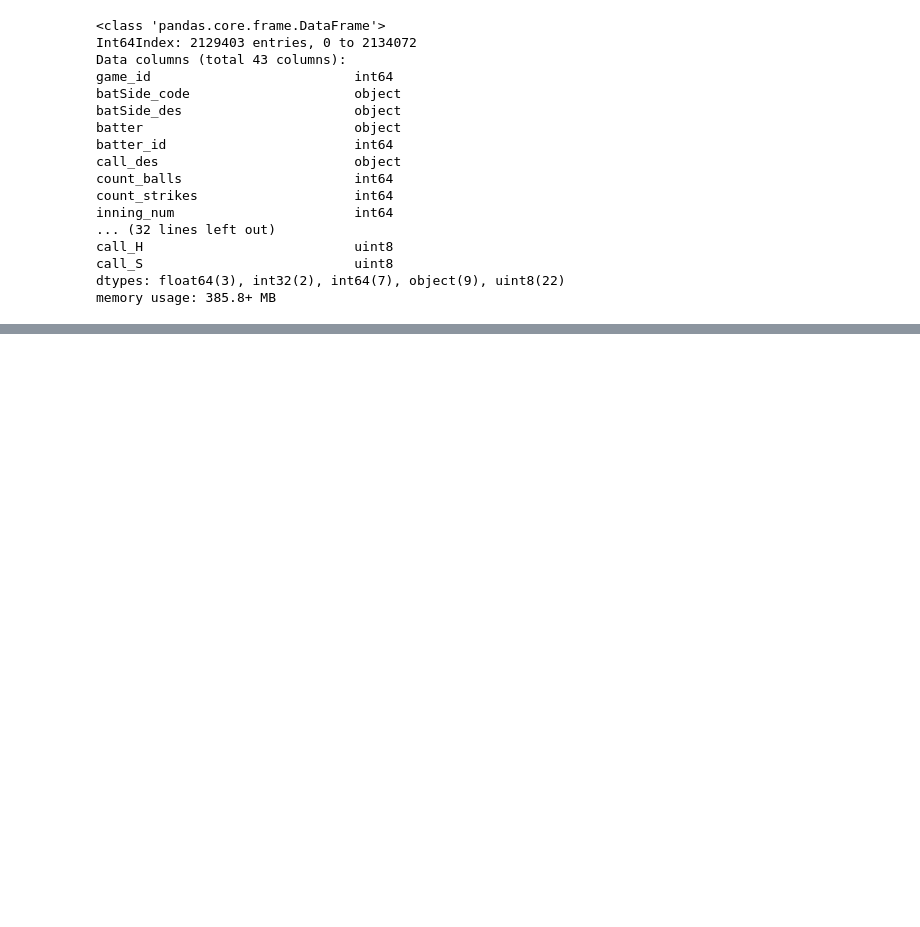
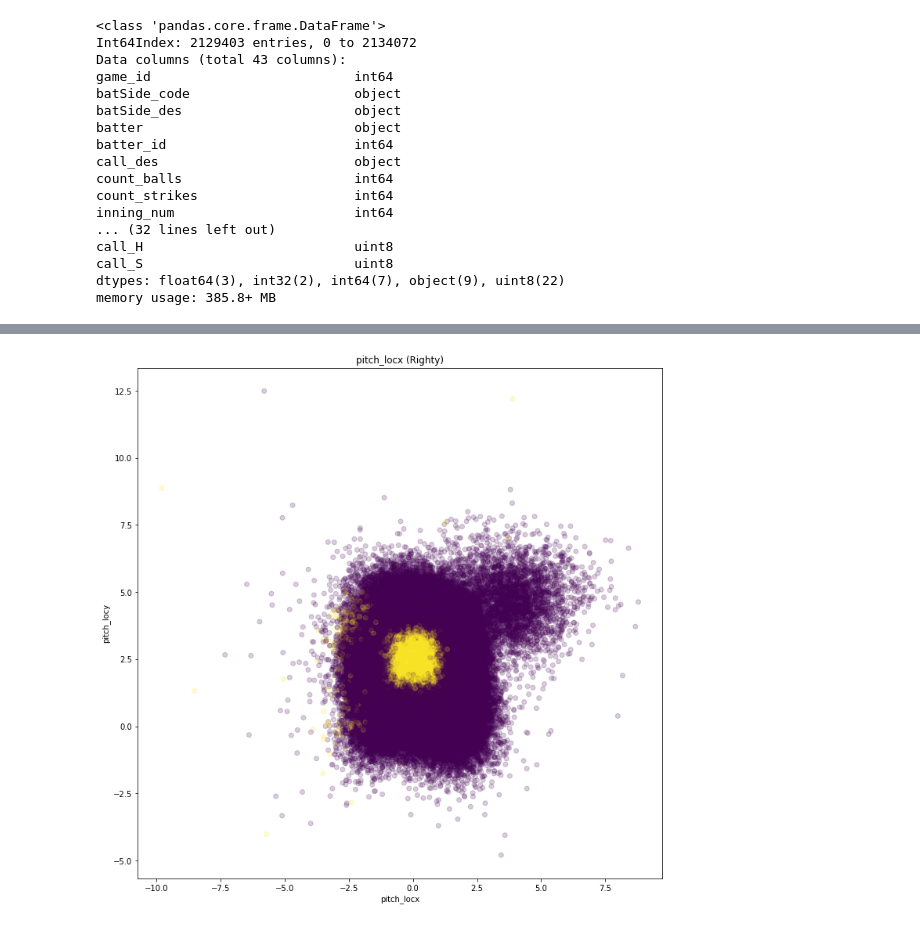
Before and after one commit to curtishiga/Capstone_Project2, a Jupyter notebook: Data_Wrangling/Data_Wrangling.ipynb, the cells around one changed output, grey strips where cells are left out. Cells and saved outputs as stored; diff of their text form; code cells hidden in the pictures; blank space fills up the shorter version.

```diff
--- a/Data_Wrangling/Data_Wrangling.ipynb
+++ b/Data_Wrangling/Data_Wrangling.ipynb
@@ -268,0 +349,9 @@ memory usage: 385.8+ MB
+# %%
+# Plot negative pitch_locx values for both batrighty_calls
+_ = plt.figure(figsize=(12, 12))
+_ = plt.scatter(batrighty_calls['pitch_locx'], batrighty_calls['pitch_locy'], c = batrighty_calls['call_C'], alpha = 0.2)
+_ = plt.title('pitch_locx (Righty)')
+_ = plt.xlabel('pitch_locx')
+_ = plt.ylabel('pitch_locy')
+# %% [output]
+[figure, added]
```
Also changed, not shown: parts of 33 cells of this notebook, 1 other file.
